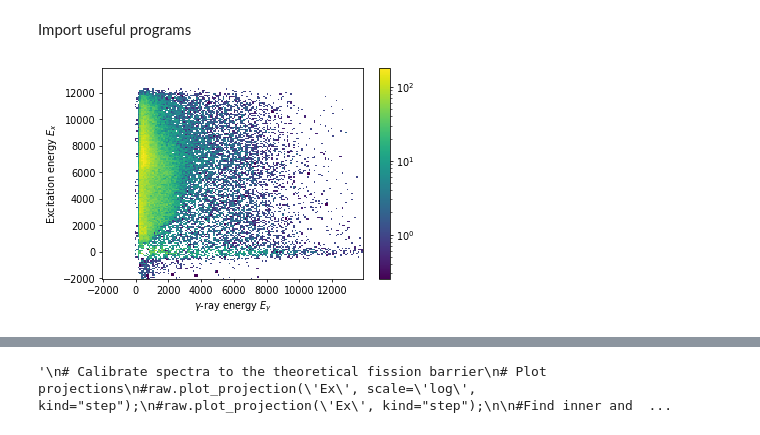
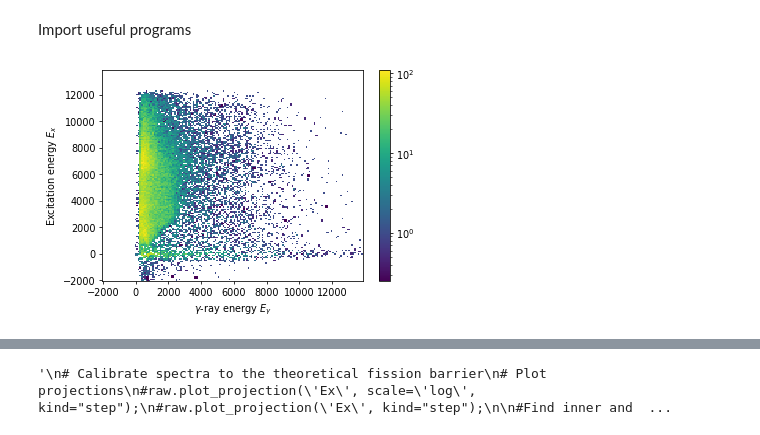
Before and after one commit to tellefs/OmPy_233U, a Jupyter notebook: osloMethod_U233_aa.ipynb, the cells around one changed output, grey strips where cells are left out. Saved outputs shown, nothing was run; the diff lists cells and outputs as text; code cells hidden in the pictures.

```diff
--- a/osloMethod_U233_aa.ipynb
+++ b/osloMethod_U233_aa.ipynb
@@ -21,14 +21,14 @@ np.random.seed(1382398)
 plt.rcParams["figure.dpi"] = 70
 # %%
 # Import raw matrix into instance of om.Matrix()
-raw = om.Matrix(path="/home/tellefs/Documents/master/master_calibration/usersort_U233/alfna.m")
+raw = om.Matrix(path="/home/tellefs/Documents/master/master_calibration/usersort_U233/alfna_U233")
 
 #Rebin raw matrix
 raw.rebin(0,factor=12)
 raw.rebin(1,factor=12)
 raw.plot();
 # %% [output]
-[figure, old version]
+[figure, new version]
 # %%
 #plot raw matrix
 raw_plot_big = raw.copy()
```
Also changed, not shown: parts of 2 cells of this notebook.
